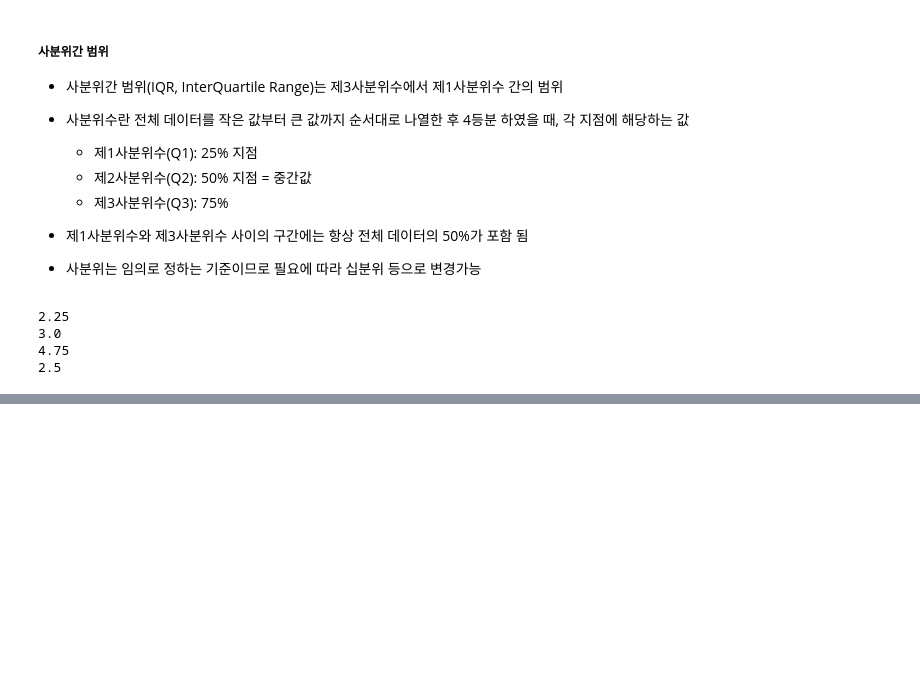
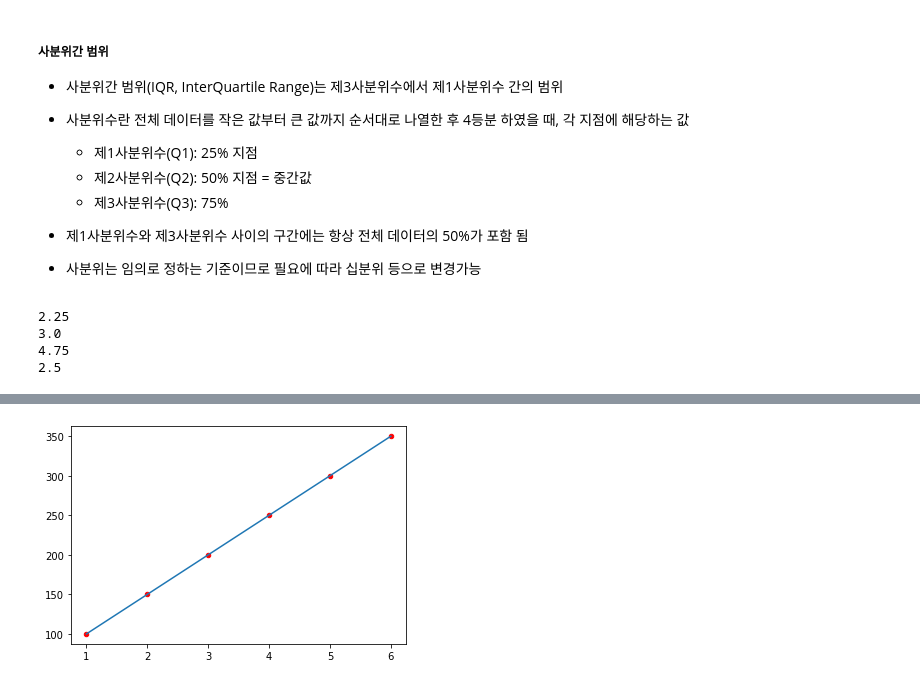
Before and after one commit to toughC/Python_Machine_Learning, a Jupyter notebook: 08_AnalysisConceptAndData.ipynb, the cells around one changed output, grey strips where cells are left out. Saved outputs shown, nothing was run; the diff lists cells and outputs as text; code cells hidden in the pictures; blank space fills up the shorter version.

```diff
--- a/08_AnalysisConceptAndData.ipynb
+++ b/08_AnalysisConceptAndData.ipynb
@@ -182,0 +198,12 @@ print(np.quantile(x, .75) - np.quantile(x, .25))  # 사분위간 범위(Q3 - Q1)
+# %%
+import matplotlib.pyplot as plt
+
+x = [1, 2, 3, 4, 5, 6]
+y = [100,150,200,250,300,350]
+
+plt.scatter(x, y, color='r', s=20)
+plt.plot(x, y)
+
+plt.show()
+# %% [output]
+[figure, added]
```
Also changed, not shown: parts of 9 cells of this notebook.
